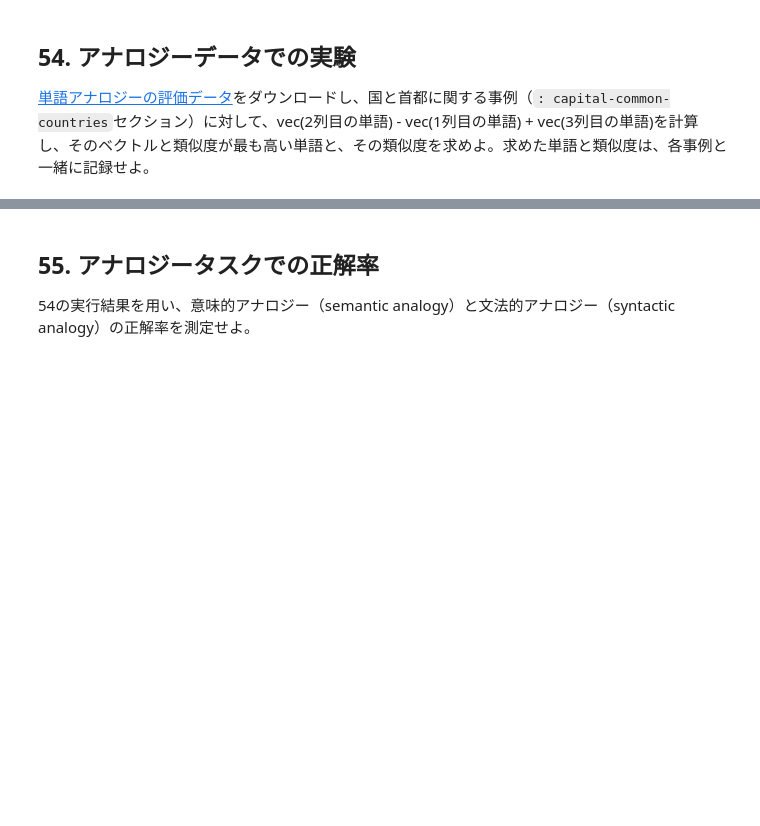
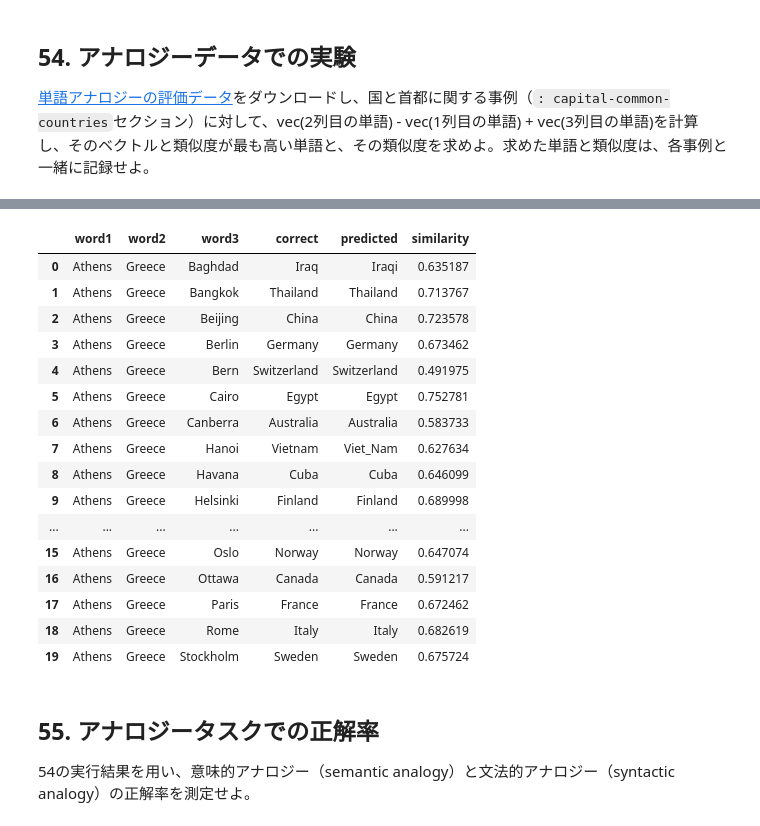
Before and after one commit to TakayaMurakami-2026/2026, a Jupyter notebook: ja/ch06.ipynb, the cells around one changed output, grey strips where cells are left out. Saved outputs shown, nothing was run; the diff lists cells and outputs as text; code cells hidden in the pictures; blank space fills up the shorter version.

```diff
--- a/ja/ch06.ipynb
+++ b/ja/ch06.ipynb
@@ -77,0 +151,22 @@ wv.most_similar("United_States", topn=10)
+# %%
+results = []
+
+for w1, w2, w3, w4 in questions:
+
+    try:
+        result = wv.most_similar(
+            positive=[w2, w3],
+            negative=[w1],
+            topn=1
+        )
+
+        predicted_word, similarity = result[0]
+
+        results.append([
+            w1, w2, w3, w4,
+            predicted_word,
+            similarity
+        ])
+
+    except KeyError:
+        continue
@@ -78,3 +205,37 @@ wv.most_similar("United_States", topn=10)
+# %%
+import pandas as pd
+
+df = pd.DataFrame(
+    results,
+    columns=[
+        "word1",
+        "word2",
+        "word3",
+        "correct",
+        "predicted",
+        "similarity"
+    ]
+)
+
+df.head(20)
+# %% [output]
+|  | word1 | word2 | word3 | correct | predicted | similarity |
+| 0 | Athens | Greece | Baghdad | Iraq | Iraqi | 0.635187 |
+| 1 | Athens | Greece | Bangkok | Thailand | Thailand | 0.713767 |
+| 2 | Athens | Greece | Beijing | China | China | 0.723578 |
+| 3 | Athens | Greece | Berlin | Germany | Germany | 0.673462 |
+| 4 | Athens | Greece | Bern | Switzerland | Switzerland | 0.491975 |
+| 5 | Athens | Greece | Cairo | Egypt | Egypt | 0.752781 |
+| 6 | Athens | Greece | Canberra | Australia | Australia | 0.583733 |
+| 7 | Athens | Greece | Hanoi | Vietnam | Viet_Nam | 0.627634 |
+| 8 | Athens | Greece | Havana | Cuba | Cuba | 0.646099 |
+| 9 | Athens | Greece | Helsinki | Finland | Finland | 0.689998 |
+| ... | ... | ... | ... | ... | ... | ... |
+| 15 | Athens | Greece | Oslo | Norway | Norway | 0.647074 |
+| 16 | Athens | Greece | Ottawa | Canada | Canada | 0.591217 |
+| 17 | Athens | Greece | Paris | France | France | 0.672462 |
+| 18 | Athens | Greece | Rome | Italy | Italy | 0.682619 |
+| 19 | Athens | Greece | Stockholm | Sweden | Sweden | 0.675724 |
 # %% [markdown]
 ## 55. アナロジータスクでの正解率
 
```
Also changed, not shown: parts of 8 cells of this notebook.
